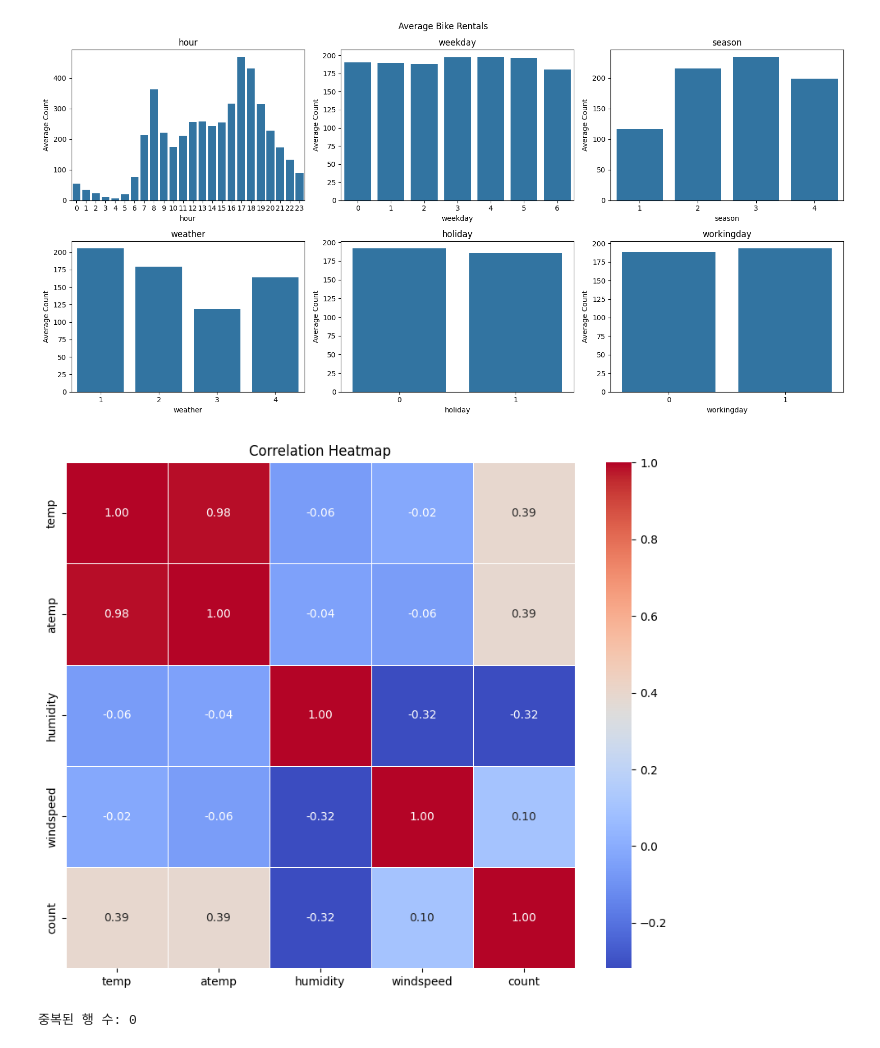
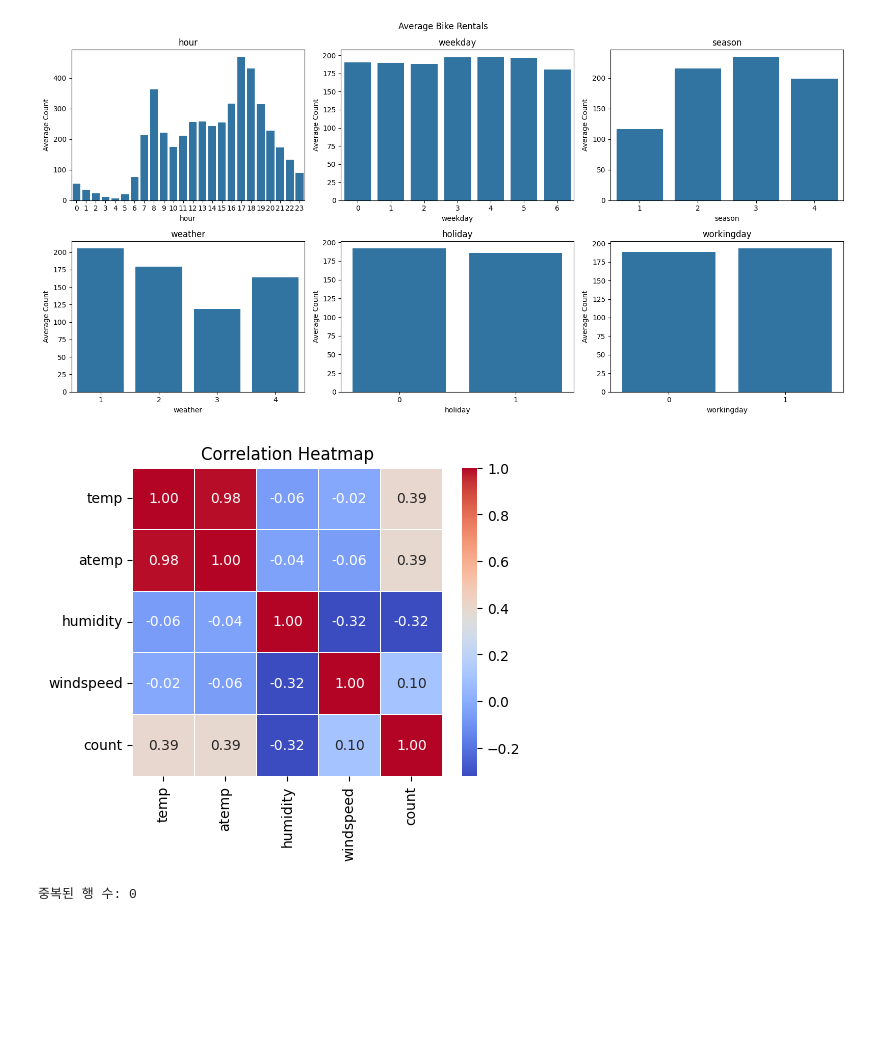
Before and after one commit to forexms78/AI-05-, a Jupyter notebook: 미션3_2팀_박병호.ipynb, the cells around one changed output. Drawn from its saved outputs; the diff is of its cells as text; code cells hidden in the pictures; blank space fills up the shorter version.

```diff
--- a/미션3_2팀_박병호.ipynb
+++ b/미션3_2팀_박병호.ipynb
@@ -101,19 +122,19 @@ plt.show()
 # %%
 # 히트맵으로 그려보기
 
 import matplotlib.pyplot as plt
 import seaborn as sns
 
 features = ['temp', 'atemp', 'humidity', 'windspeed','count']
 
 corr_matrix = train[features].corr()
 
-plt.figure(figsize=(10,8))
+plt.figure(figsize=(5,4))
 sns.heatmap(corr_matrix, annot=True, cmap='coolwarm', fmt='.2f', linewidths=.5)
 plt.title('Correlation Heatmap')
 plt.show()
 # %% [output]
-[figure, old version]
+[figure, new version]
 # %%
 # 중복된 행의 수
 
```
Also changed, not shown: parts of 23 cells of this notebook.
